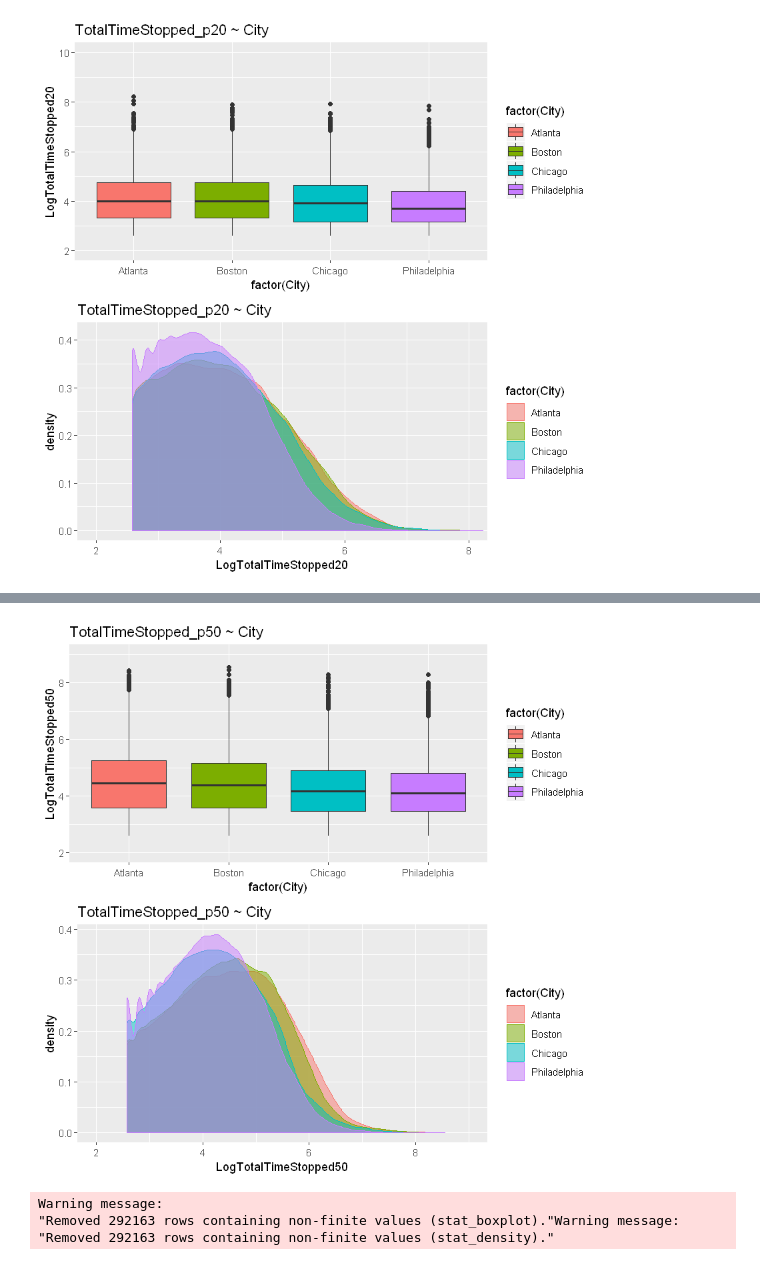
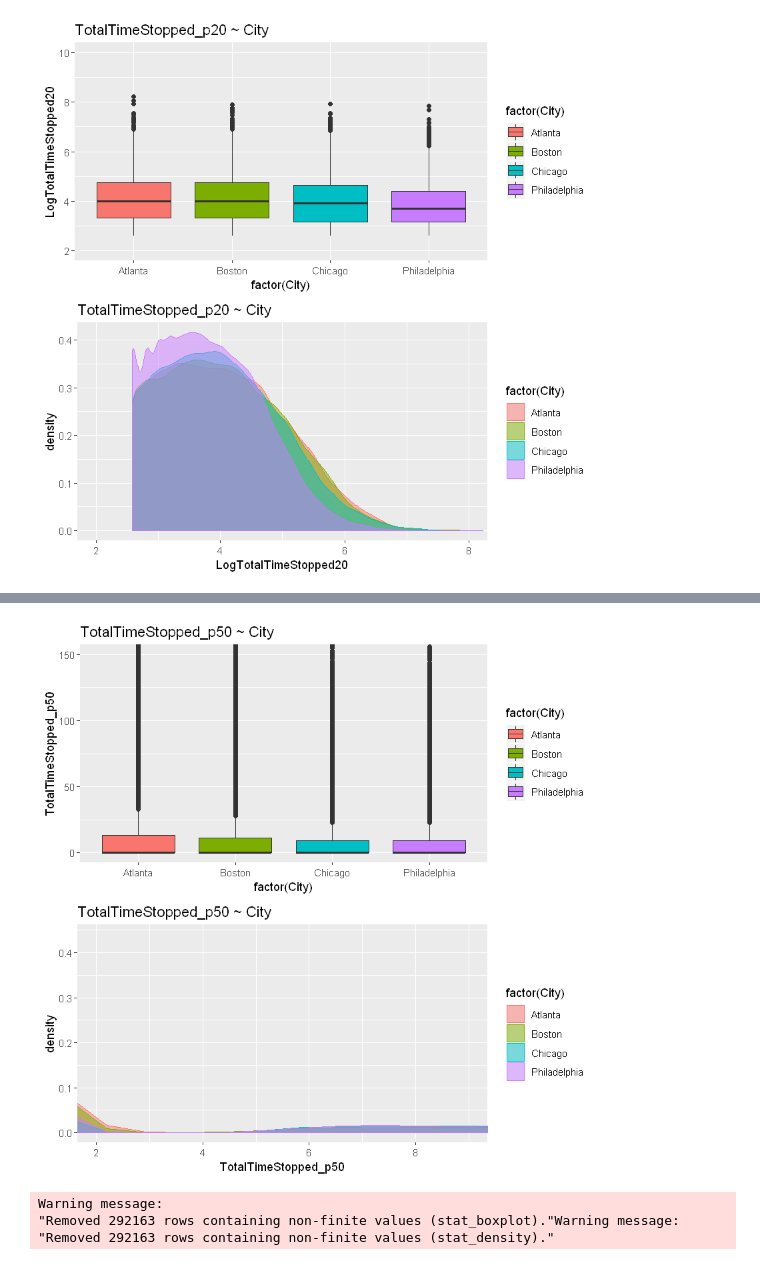
Before and after one commit to Haximilian/statistics447b, a Jupyter notebook: Statistics 447b Project - Adel.ipynb, the cells around one changed output, grey strips where cells are left out. Drawn from its saved outputs; the diff is of its cells as text; code cells hidden in the pictures.

```diff
--- a/Statistics 447b Project - Adel.ipynb
+++ b/Statistics 447b Project - Adel.ipynb
@@ -180,7 +215,7 @@ Warning message:
 # %%
-p21 <- ggplot(log_train[train_rows,], aes(x = factor(City), y = LogTotalTimeStopped50, fill = factor(City))) +
-  geom_boxplot() + ggtitle('TotalTimeStopped_p50 ~ City') + coord_cartesian(ylim = c(2,9))
-p22 <- ggplot(log_train[train_rows,], aes(x = LogTotalTimeStopped50, fill = factor(City), color = factor(City))) +
+p21 <- ggplot(training[train_rows,], aes(x = factor(City), y = TotalTimeStopped_p50, fill = factor(City))) +
+  geom_boxplot() + ggtitle('TotalTimeStopped_p50 ~ City') + coord_cartesian(ylim = c(0,150))
+p22 <- ggplot(training[train_rows,], aes(x = TotalTimeStopped_p50, fill = factor(City), color = factor(City))) +
   geom_density(alpha = 0.5) + coord_cartesian(xlim = c(2, 9)) + ggtitle('TotalTimeStopped_p50 ~ City')
 
 grid.arrange(p21,p22, ncol = 1)
@@ -191,4 +223,4 @@ Warning message:
-[figure, old version]
+[figure, new version]
 # %%
 p31 <- ggplot(log_train[train_rows,], aes(x = factor(City), y = LogTotalTimeStopped80, fill = factor(City))) +
   geom_boxplot() + ggtitle('TotalTimeStopped_p80 ~ City') + coord_cartesian(ylim = c(0,9))
```
Also changed, not shown: parts of 28 cells of this notebook.
